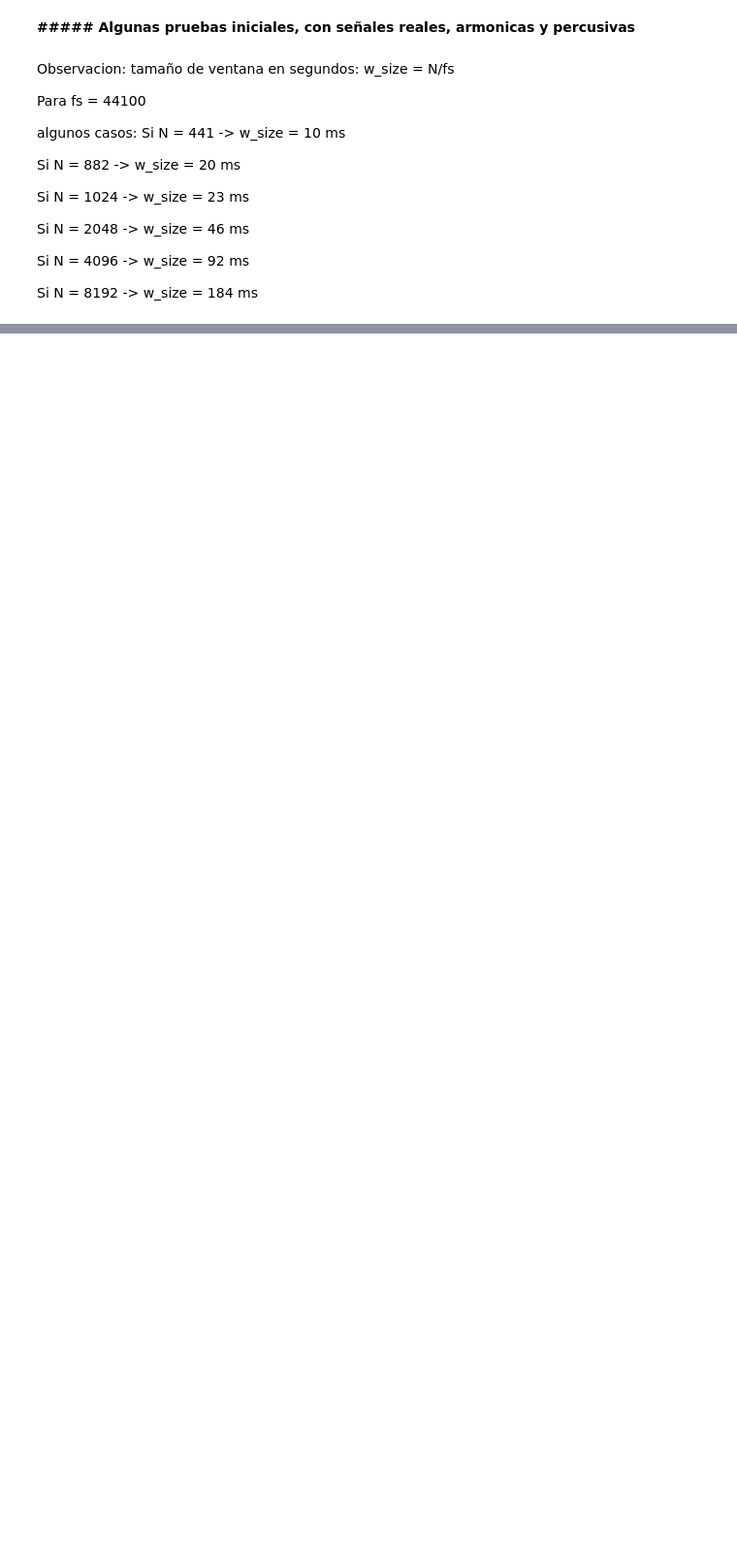
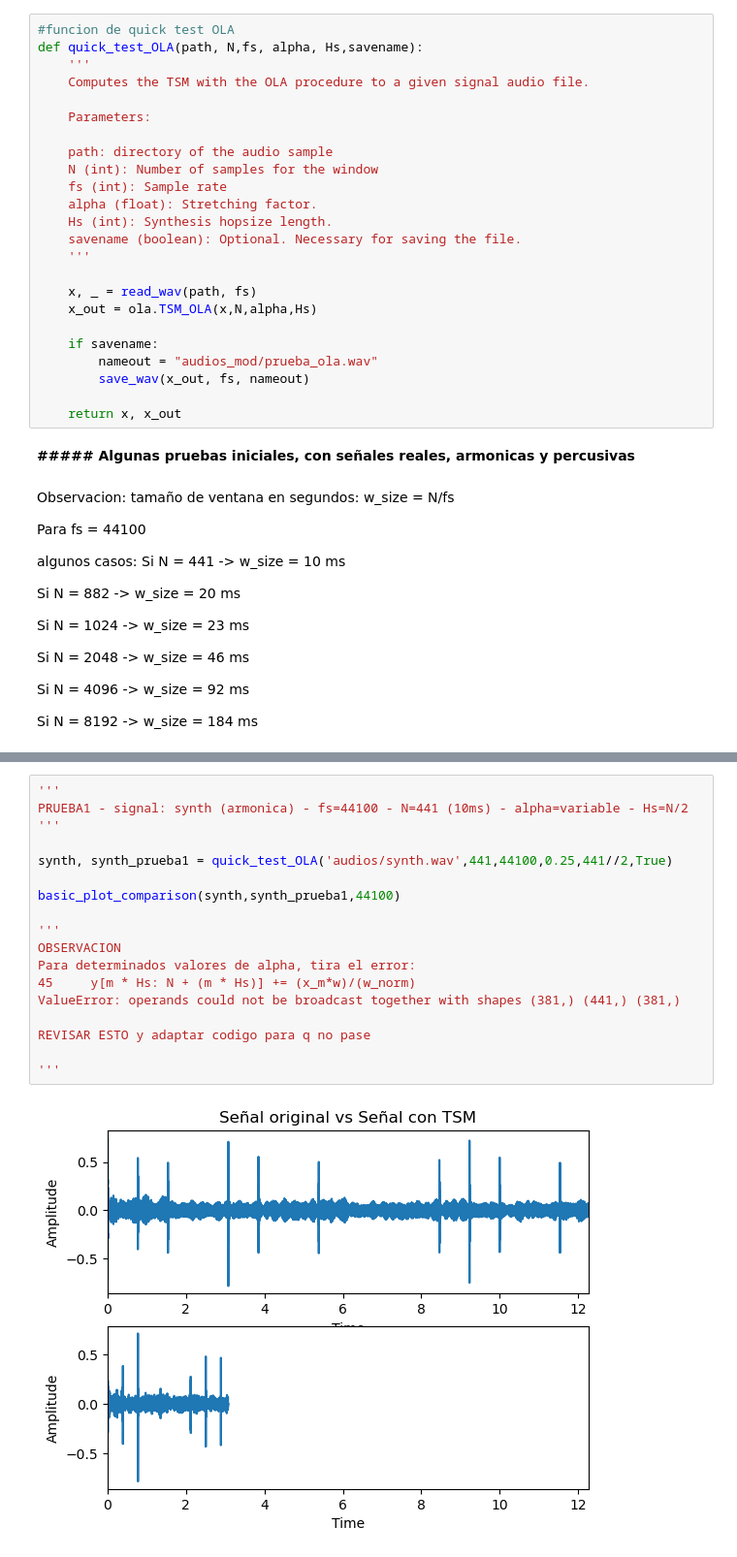
Before and after one commit to MatiasDiBernardo/TSM_Toolkit, a Jupyter notebook: OLA_tests.ipynb, the cells around one changed output, grey strips where cells are left out. Shown at 97% size. Cells and saved outputs as stored; diff of their text form; blank space fills up the shorter version.

Commit message:
several initial tests on OLA

```diff
--- a/OLA_tests.ipynb
+++ b/OLA_tests.ipynb
@@ -27,3 +69,27 @@ from test import plotting
+# %%
+#funcion de quick test OLA
+def quick_test_OLA(path, N,fs, alpha, Hs,savename):
+    '''
+    Computes the TSM with the OLA procedure to a given signal audio file.
+
+    Parameters:
+
+    path: directory of the audio sample
+    N (int): Number of samples for the window
+    fs (int): Sample rate
+    alpha (float): Stretching factor.
+    Hs (int): Synthesis hopsize length.
+    savename (boolean): Optional. Necessary for saving the file.
+    '''
+
+    x, _ = read_wav(path, fs)
+    x_out = ola.TSM_OLA(x,N,alpha,Hs)
+
+    if savename:
+        nameout = "audios_mod/prueba_ola.wav"
+        save_wav(x_out, fs, nameout)
+
+    return x, x_out
 # %% [markdown]
 **##### Algunas pruebas iniciales, con señales reales, armonicas y percusivas**
 # %% [markdown]
@@ -46,0 +115,20 @@ Si N = 8192 -> w_size = 184 ms
+# %%
+'''
+PRUEBA1 - signal: synth (armonica) - fs=44100 - N=441 (10ms) - alpha=variable - Hs=N/2
+'''
+
+synth, synth_prueba1 = quick_test_OLA('audios/synth.wav',441,44100,0.25,441//2,True)
+
+basic_plot_comparison(synth,synth_prueba1,44100)
+
+'''
+OBSERVACION
+Para determinados valores de alpha, tira el error:
+45     y[m * Hs: N + (m * Hs)] += (x_m*w)/(w_norm)
+ValueError: operands could not be broadcast together with shapes (381,) (441,) (381,)
+
+REVISAR ESTO y adaptar codigo para q no pase
+
+'''
+# %% [output]
+[figure, added]
```
Also changed, not shown: parts of 16 cells of this notebook.
